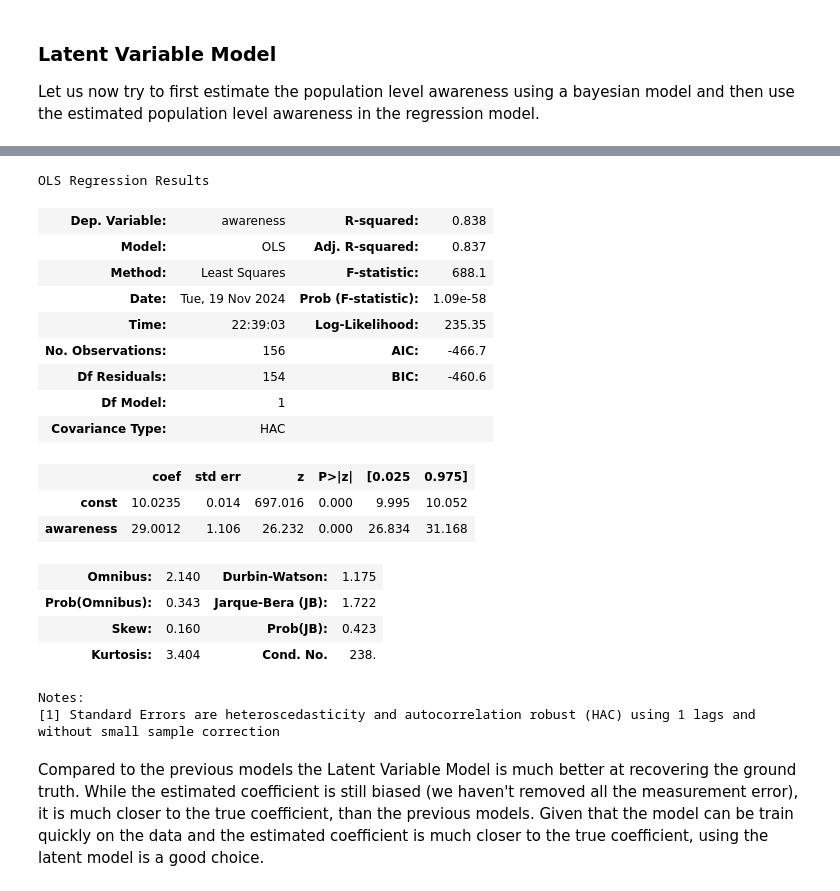
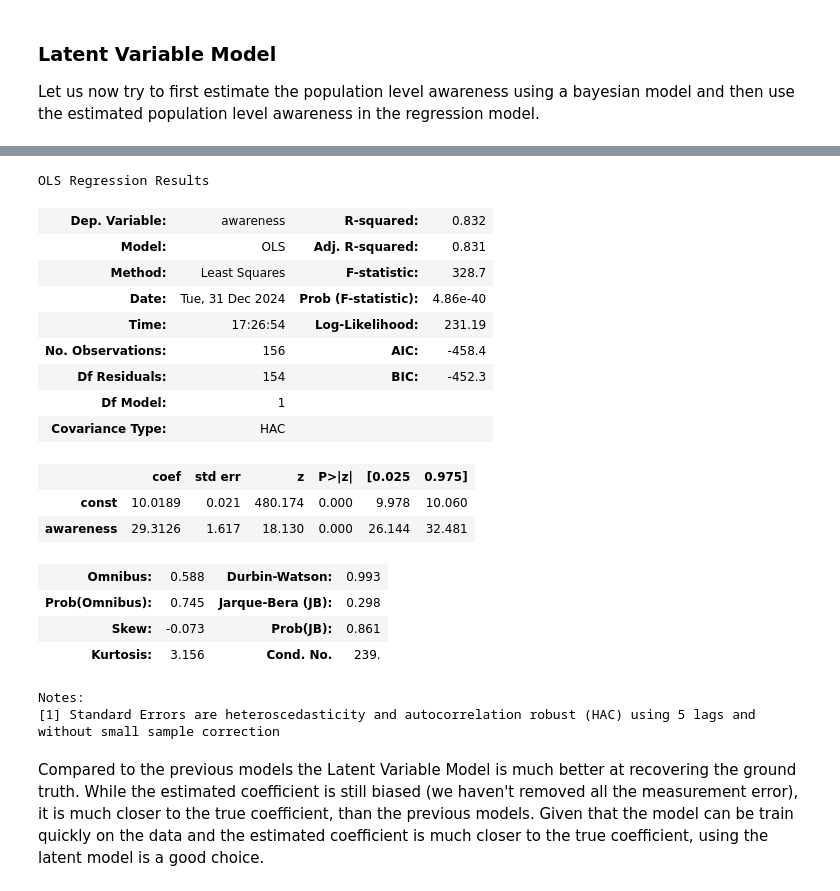
Before and after one commit to redam94/common_regression_issues, a Jupyter notebook: nbs/00_sampling_error.ipynb, the cells around one changed output, grey strips where cells are left out. Saved outputs shown, nothing was run; the diff lists cells and outputs as text; code cells hidden in the pictures.

```diff
--- a/nbs/00_sampling_error.ipynb
+++ b/nbs/00_sampling_error.ipynb
@@ -331,7 +332,16 @@ plt.title('Moving Average Awareness');
 #| echo: false
 #| label: tbl-corrected-moving-avg
 #| tbl-cap: Corrected Moving Average Model
-moving_avg_model = sm.OLS(log_sales.to_series()[2:-2], sm.add_constant(moving_avg_awareness.to_dataframe("Moving Avg Awareness")[2:-2])).fit(cov_type="HAC", cov_kwds={'maxlags':1})
+moving_avg_model = sm.OLS(
+    log_sales.to_series()[2:-2],
+    sm.add_constant(
+        moving_avg_awareness
+        .to_dataframe("Moving Avg Awareness")[2:-2]
+        )
+        ).fit(
+            cov_type="HAC",
+            cov_kwds={'maxlags':5}
+        )
 moving_avg_model.summary()
 # %% [output]
 OLS Regression Results
@@ -431,39 +451,39 @@ plt.legend();
 # %%
 #| echo: false
 #| label: tbl-modeled-awareness
 #| tbl-cap: Using modeled awareness to estimate sales
 estimated_model = sm.OLS(
     log_sales.to_series(),
     sm.add_constant(
         obs_trace
         .posterior['awareness']
         .mean(dim=('chain', 'draw'))
         .to_series())
     ).fit(
         cov_type="HAC",
-        cov_kwds={'maxlags':1}
+        cov_kwds={'maxlags':5}
     )
 estimated_model.summary()
 # %% [output]
 OLS Regression Results
-| Dep. Variable: | awareness | R-squared: | 0.838 |
-| Model: | OLS | Adj. R-squared: | 0.837 |
-| Method: | Least Squares | F-statistic: | 688.1 |
-| Date: | Tue, 19 Nov 2024 | Prob (F-statistic): | 1.09e-58 |
-| Time: | 22:39:03 | Log-Likelihood: | 235.35 |
-| No. Observations: | 156 | AIC: | -466.7 |
-| Df Residuals: | 154 | BIC: | -460.6 |
+| Dep. Variable: | awareness | R-squared: | 0.832 |
+| Model: | OLS | Adj. R-squared: | 0.831 |
+| Method: | Least Squares | F-statistic: | 328.7 |
+| Date: | Tue, 31 Dec 2024 | Prob (F-statistic): | 4.86e-40 |
+| Time: | 17:26:54 | Log-Likelihood: | 231.19 |
+| No. Observations: | 156 | AIC: | -458.4 |
+| Df Residuals: | 154 | BIC: | -452.3 |
 | Df Model: | 1 |  |  |
 | Covariance Type: | HAC |  |  |
 |  | coef | std err | z | P>|z| | [0.025 | 0.975] |
-| const | 10.0235 | 0.014 | 697.016 | 0.000 | 9.995 | 10.052 |
-| awareness | 29.0012 | 1.106 | 26.232 | 0.000 | 26.834 | 31.168 |
+| const | 10.0189 | 0.021 | 480.174 | 0.000 | 9.978 | 10.060 |
+| awareness | 29.3126 | 1.617 | 18.130 | 0.000 | 26.144 | 32.481 |
-| Omnibus: | 2.140 | Durbin-Watson: | 1.175 |
-| Prob(Omnibus): | 0.343 | Jarque-Bera (JB): | 1.722 |
-| Skew: | 0.160 | Prob(JB): | 0.423 |
-| Kurtosis: | 3.404 | Cond. No. | 238. |
+| Omnibus: | 0.588 | Durbin-Watson: | 0.993 |
+| Prob(Omnibus): | 0.745 | Jarque-Bera (JB): | 0.298 |
+| Skew: | -0.073 | Prob(JB): | 0.861 |
+| Kurtosis: | 3.156 | Cond. No. | 239. |
 Notes:
-[1] Standard Errors are heteroscedasticity and autocorrelation robust (HAC) using 1 lags and without small sample correction
+[1] Standard Errors are heteroscedasticity and autocorrelation robust (HAC) using 5 lags and without small sample correction
 # %% [markdown]
 Compared to the previous models the Latent Variable Model is much better at recovering the ground truth. While the estimated coefficient is still biased (we haven't removed all the measurement error), it is much closer to the true coefficient, than the previous models. Given that the model can be train quickly on the data and the estimated coefficient is much closer to the true coefficient, using the latent model is a good choice.
 # %% [markdown]
```
Also changed, not shown: parts of 8 cells of this notebook.
